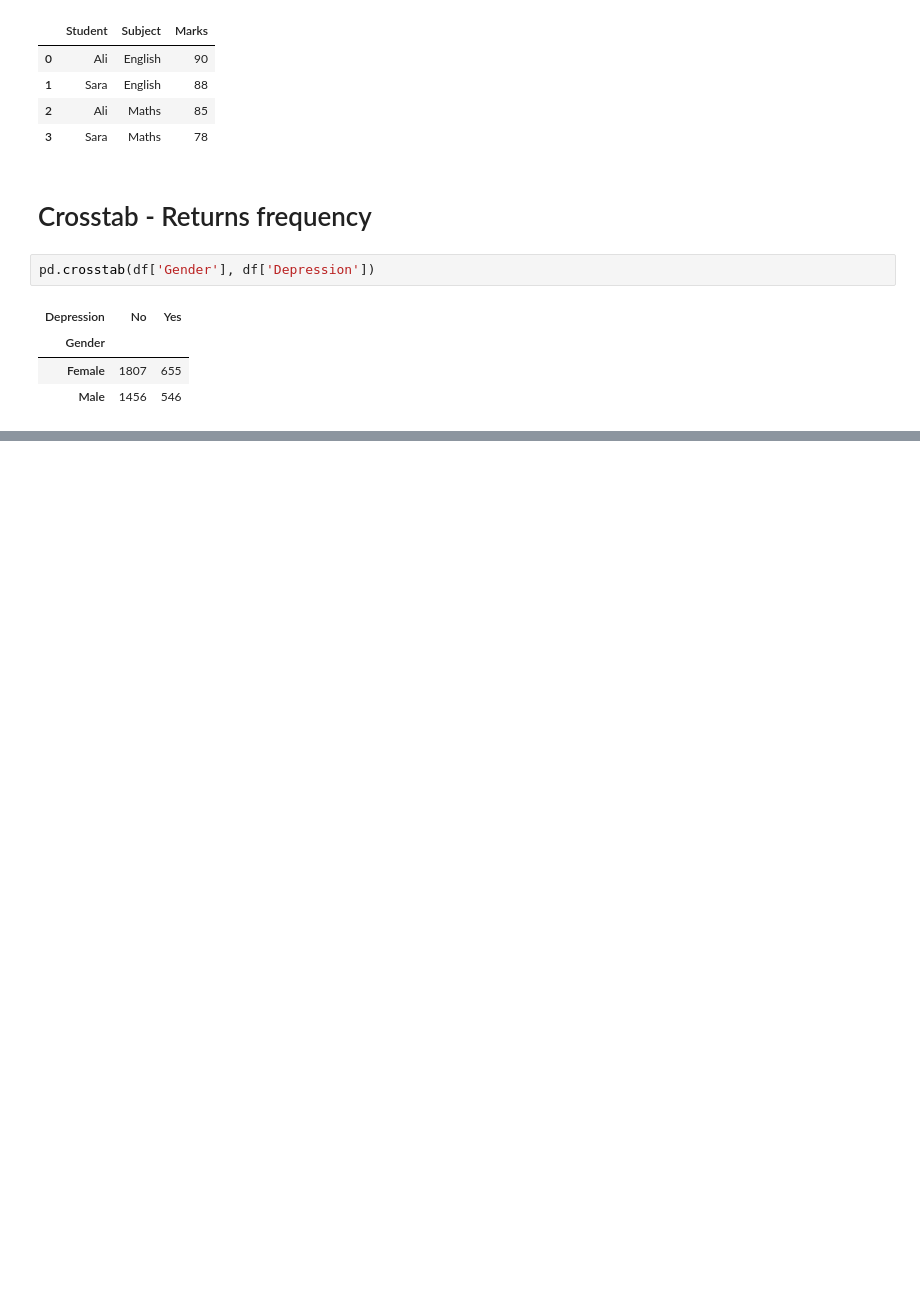
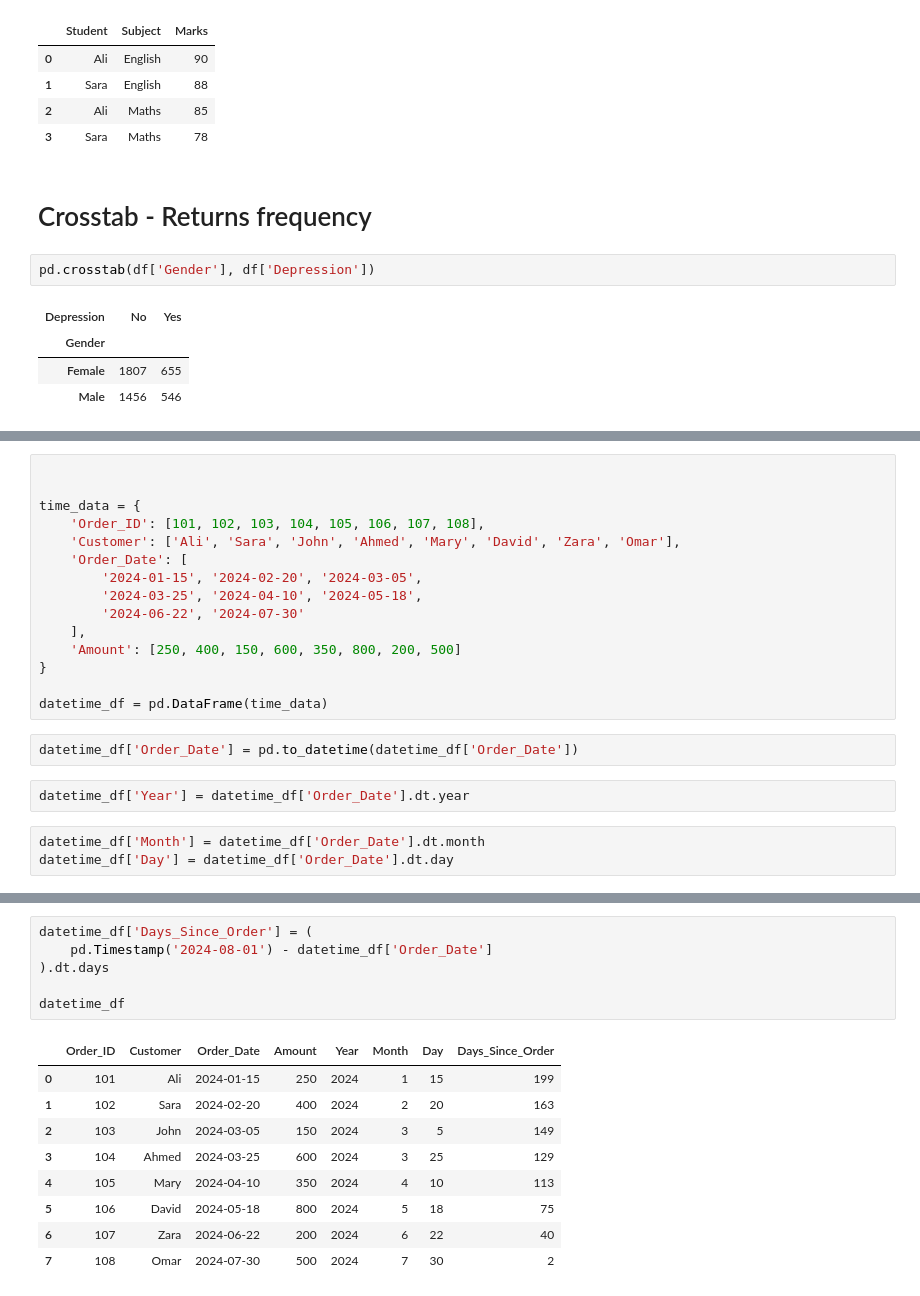
Before and after one commit to fuhetron/Pandas, a Jupyter notebook: main.ipynb, the cells around one changed output, grey strips where cells are left out. Drawn from its saved outputs; the diff is of its cells as text; blank space fills up the shorter version.

```diff
--- a/main.ipynb
+++ b/main.ipynb
@@ -1272,0 +1275,22 @@ pd.crosstab(df['Gender'], df['Depression'])
+# %%
+
+
+time_data = {
+    'Order_ID': [101, 102, 103, 104, 105, 106, 107, 108],
+    'Customer': ['Ali', 'Sara', 'John', 'Ahmed', 'Mary', 'David', 'Zara', 'Omar'],
+    'Order_Date': [
+        '2024-01-15', '2024-02-20', '2024-03-05',
+        '2024-03-25', '2024-04-10', '2024-05-18',
+        '2024-06-22', '2024-07-30'
+    ],
+    'Amount': [250, 400, 150, 600, 350, 800, 200, 500]
+}
+
+datetime_df = pd.DataFrame(time_data)
+# %%
+datetime_df['Order_Date'] = pd.to_datetime(datetime_df['Order_Date'])
+# %%
+datetime_df['Year'] = datetime_df['Order_Date'].dt.year
+# %%
+datetime_df['Month'] = datetime_df['Order_Date'].dt.month
+datetime_df['Day'] = datetime_df['Order_Date'].dt.day
@@ -1272,0 +1318,16 @@ pd.crosstab(df['Gender'], df['Depression'])
+# %%
+datetime_df['Days_Since_Order'] = (
+    pd.Timestamp('2024-08-01') - datetime_df['Order_Date']
+).dt.days
+
+datetime_df
+# %% [output]
+|  | Order_ID | Customer | Order_Date | Amount | Year | Month | Day | Days_Since_Order |
+| 0 | 101 | Ali | 2024-01-15 | 250 | 2024 | 1 | 15 | 199 |
+| 1 | 102 | Sara | 2024-02-20 | 400 | 2024 | 2 | 20 | 163 |
+| 2 | 103 | John | 2024-03-05 | 150 | 2024 | 3 | 5 | 149 |
+| 3 | 104 | Ahmed | 2024-03-25 | 600 | 2024 | 3 | 25 | 129 |
+| 4 | 105 | Mary | 2024-04-10 | 350 | 2024 | 4 | 10 | 113 |
+| 5 | 106 | David | 2024-05-18 | 800 | 2024 | 5 | 18 | 75 |
+| 6 | 107 | Zara | 2024-06-22 | 200 | 2024 | 6 | 22 | 40 |
+| 7 | 108 | Omar | 2024-07-30 | 500 | 2024 | 7 | 30 | 2 |
```
Also changed, not shown: parts of 7 cells of this notebook.
